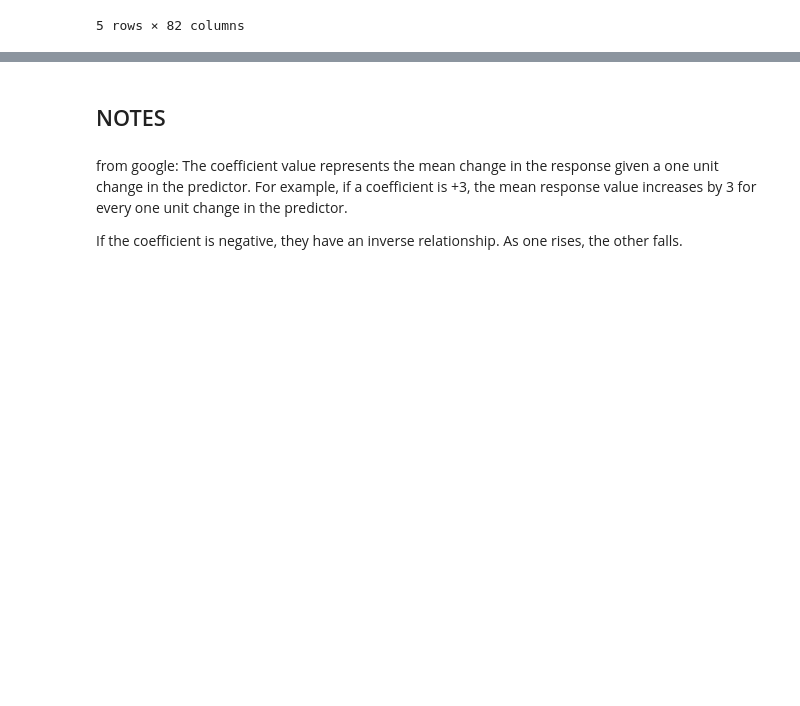
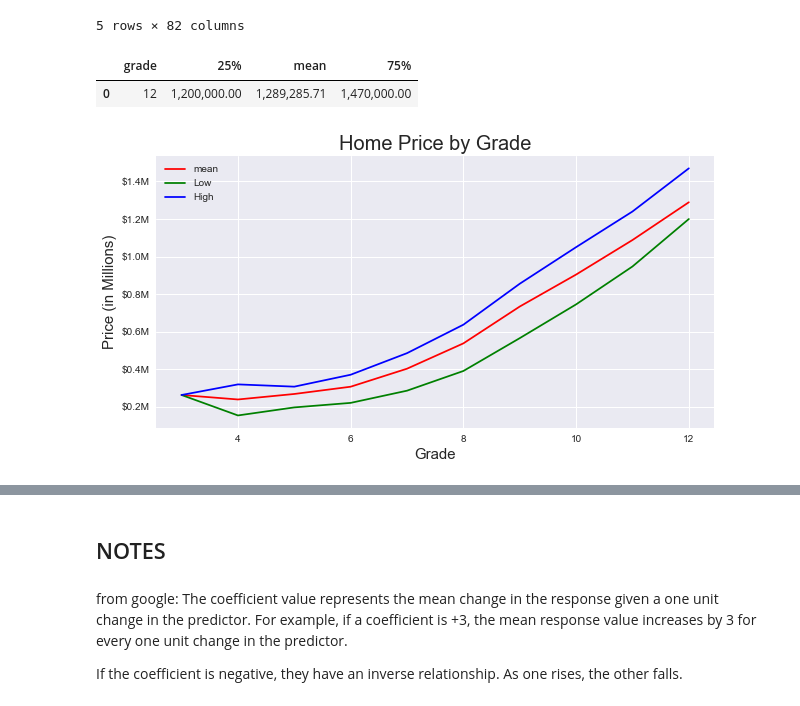
Before and after one commit to jxn628/dsc-home-price-analysis, a Jupyter notebook: student.ipynb, the cells around one changed output, grey strips where cells are left out. Cells and saved outputs as stored; diff of their text form; code cells hidden in the pictures; blank space fills up the shorter version.

Commit message:
added graphs

```diff
--- a/student.ipynb
+++ b/student.ipynb
@@ -1236,3 +1283,27 @@ final_df.head()
 | 6 | 934,000.00 | 9 | 3.00 | 4480 | 7 | 1,880.00 | 940.00 | 0 | 1 | ... |
 | 7 | 700,000.00 | 9 | 3.00 | 4400 | 7 | 2,830.00 | 850.00 | 0 | 1 | ... |
 5 rows × 82 columns
+# %%
+grade_df.head(1)
+# %% [output]
+|  | grade | 25% | mean | 75% |
+| 0 | 12 | 1,200,000.00 | 1,289,285.71 | 1,470,000.00 |
+# %%
+#plotting features vs price
+
+fig, ax = plt.subplots(figsize=(10,5))
+
+p = sns.lineplot(x="grade", y="mean", data=grade_df, label="mean", color='red')
+p = sns.lineplot(x="grade", y="25%", data=grade_df, label="Low", color='green')
+p = sns.lineplot(x="grade", y="75%", data=grade_df, label="High", color='blue')
+
+p.set_xlabel("Grade", fontsize = 15)
+p.set_ylabel("Price (in Millions)", fontsize = 15)
+p.yaxis.set_major_formatter(display_millions)
+p.set_title("Home Price by Grade", fontsize = 20)
+plt.figsize=(15,10)
+#plt.savefig('images/microsoft_movie_analysis_1')
+
+plt.show();
+# %% [output]
+[figure, added]
```
Also changed, not shown: parts of 8 cells of this notebook.
